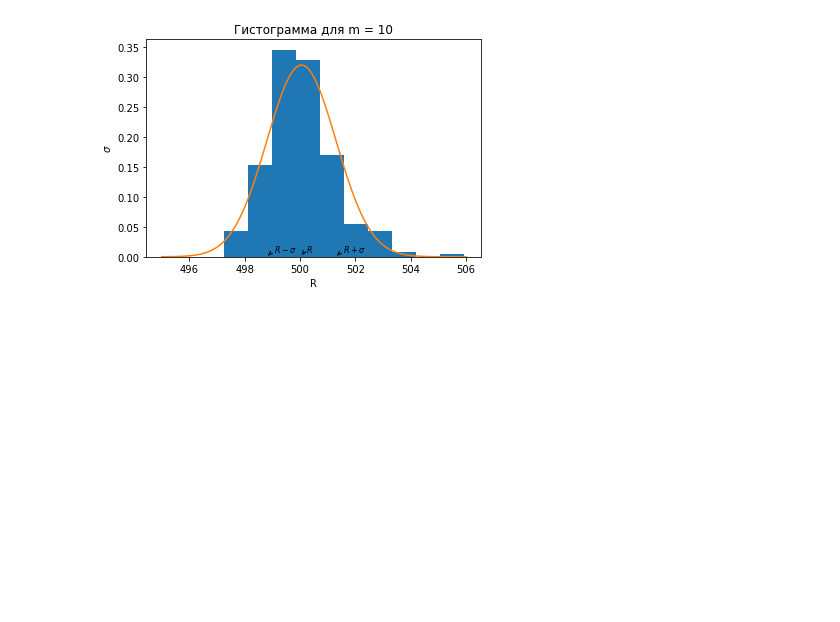
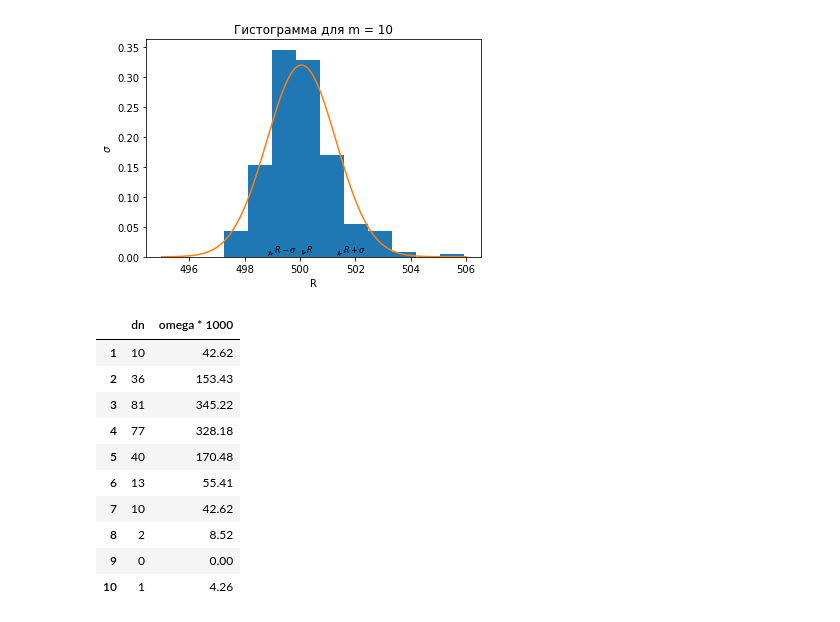
Before and after one commit to Nick18899/mipt_labs, a Jupyter notebook: Lab_1_1_3.ipynb, the cells around one changed output. Saved outputs shown, nothing was run; the diff lists cells and outputs as text; code cells hidden in the pictures; blank space fills up the shorter version.

```diff
--- a/Lab_1_1_3.ipynb
+++ b/Lab_1_1_3.ipynb
@@ -24,0 +28,16 @@ Requirement already satisfied: numpy in /usr/local/lib/python3.7/dist-packages (
+# %%
+mat1 = [[1, 2, 3],
+       [4, 5, 6],
+       [7, 8, 9]]
+
+mat2 = [[1, 4, 7],
+        [2, 5, 8],
+        [3, 6, 9]]
+
+mat_res = []*(len(mat1) + 1)
+for i in range(0, len(mat_res)):
+  mat_res[i] = []*len(mat2[0] + 1)
+for i in range(0, len(mat1[0])):
+        for j in range(0, len(mat2)):
+                mat_res[i][j] = sum(mat1[i][k]*mat2[k][j] for k in range (0, len(mat1[0])))
+mat_res
@@ -28,7 +49,7 @@ import matplotlib as mpl
 import matplotlib.pyplot as plt
 import numpy as np
 # %%
-data = pd.read_excel('DZ1.xlsx', index_col=0, header=None, dtype={'Value': float})
+data = pd.read_excel('DZ.xlsx', index_col=0, header=None, dtype={'Value': float})
 # %%
 d = []
 for i in range(0, len(data)):
@@ -200,3 +221,17 @@ plt.savefig('saved_figure.png')
 #plt.show()
 # %% [output]
 [figure]
+# %%
+table3.drop(columns = {'omega', 'bondaries'})
+# %% [output]
+|  | dn | omega * 1000 |
+| 1 | 10 | 42.62 |
+| 2 | 36 | 153.43 |
+| 3 | 81 | 345.22 |
+| 4 | 77 | 328.18 |
+| 5 | 40 | 170.48 |
+| 6 | 13 | 55.41 |
+| 7 | 10 | 42.62 |
+| 8 | 2 | 8.52 |
+| 9 | 0 | 0.00 |
+| 10 | 1 | 4.26 |
```
Also changed, not shown: parts of 4 cells of this notebook.
